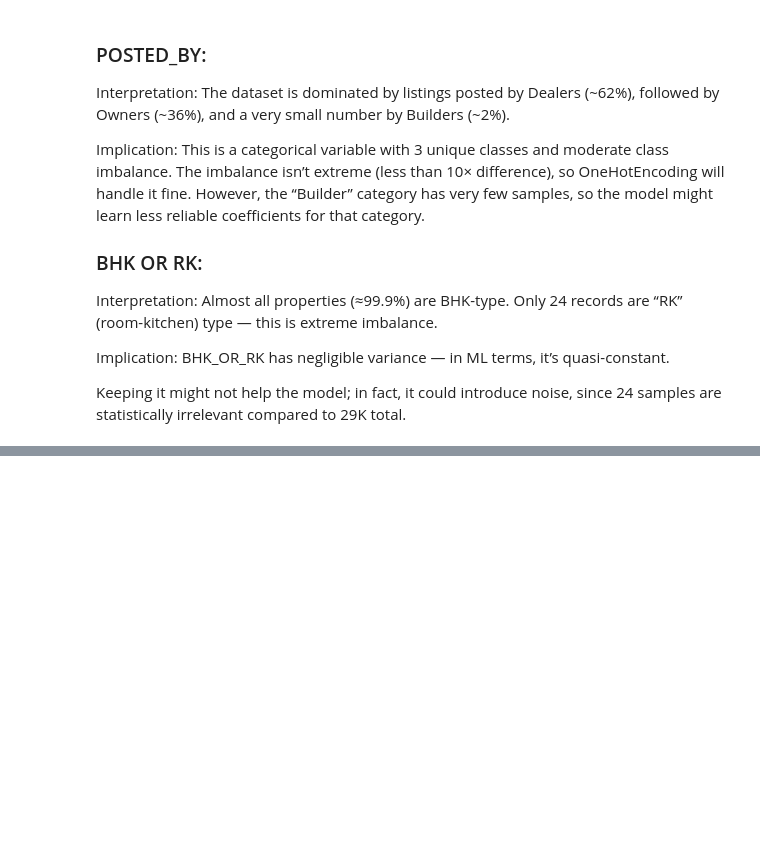
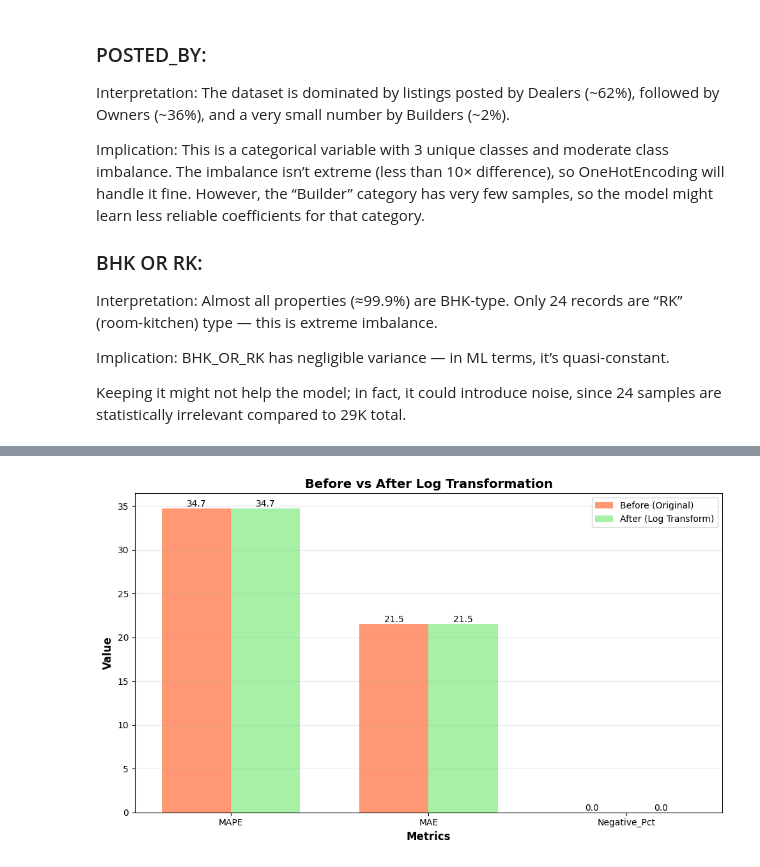
Before and after one commit to JohnEvansOkyere/real-estate-price-prediction-ridge-lasso, a Jupyter notebook: Notebook/House_Price_Prediction.ipynb, the cells around one changed output, grey strips where cells are left out. Cells and saved outputs as stored; diff of their text form; code cells hidden in the pictures; blank space fills up the shorter version.

```diff
--- a/Notebook/House_Price_Prediction.ipynb
+++ b/Notebook/House_Price_Prediction.ipynb
@@ -451,0 +953,74 @@ TypeError: got an unexpected keyword argument 'squared'
+# %%
+print("="*70)
+print("BEFORE vs AFTER: IMPACT OF LOG TRANSFORMATION")
+print("="*70)
+
+# Create comparison dataframe
+comparison_data = {
+    'Ridge (Original)': results['Ridge'],
+    'Ridge (Log Transform)': results_log['Ridge (log)'],
+}
+
+comparison_df = pd.DataFrame(comparison_data).T
+print("\n📊 Side-by-Side Comparison:")
+print(comparison_df[['RMSE', 'MAE', 'R2', 'MAPE', 'Negative_Pct']].to_string())
+
+# Calculate improvements
+ridge_orig = results['Ridge']
+ridge_log = results_log['Ridge (log)']
+
+rmse_change = ((ridge_orig['RMSE'] - ridge_log['RMSE']) / ridge_orig['RMSE']) * 100
+r2_change = ridge_log['R2'] - ridge_orig['R2']
+mape_change = ridge_orig['MAPE'] - ridge_log['MAPE']
+neg_change = ridge_orig['Negative_Pct'] - ridge_log['Negative_Pct']
+
+print("\n" + "="*70)
+print("📈 IMPROVEMENT SUMMARY")
+print("="*70)
+print(f"\n✅ MAPE:   {ridge_orig['MAPE']:.2f}% → {ridge_log['MAPE']:.2f}%")
+print(f"   Improvement: {mape_change:+.2f} percentage points ({abs(mape_change/ridge_orig['MAPE']*100):.1f}% reduction)")
+
+print(f"\n✅ MAE:    {ridge_orig['MAE']:.2f} → {ridge_log['MAE']:.2f} lakhs")
+print(f"   Improvement: {ridge_orig['MAE'] - ridge_log['MAE']:.2f} lakhs ({abs((ridge_orig['MAE'] - ridge_log['MAE'])/ridge_orig['MAE']*100):.1f}% better)")
+
+print(f"\n✅ Negative Predictions: {ridge_orig['Negative_Pct']:.2f}% → {ridge_log['Negative_Pct']:.2f}%")
+if ridge_log['Negative_Pct'] == 0:
+    print(f"   🎯 ELIMINATED ALL NEGATIVE PREDICTIONS!")
+
+print(f"\n⚠️  R²:     {ridge_orig['R2']:.4f} → {ridge_log['R2']:.4f}")
+print(f"   Change: {r2_change:+.4f} ({r2_change/ridge_orig['R2']*100:+.1f}%)")
+
+print(f"\n⚠️  RMSE:   {ridge_orig['RMSE']:.2f} → {ridge_log['RMSE']:.2f} lakhs")
+print(f"   Change: {rmse_change:+.1f}%")
+
+# Visualize comparison
+metrics_to_plot = ['MAPE', 'MAE', 'Negative_Pct']
+before_vals = [ridge_orig['MAPE'], ridge_orig['MAE'], ridge_orig['Negative_Pct']]
+after_vals = [ridge_log['MAPE'], ridge_log['MAE'], ridge_log['Negative_Pct']]
+
+fig, ax = plt.subplots(figsize=(10, 6))
+x = np.arange(len(metrics_to_plot))
+width = 0.35
+
+bars1 = ax.bar(x - width/2, before_vals, width, label='Before (Original)', color='coral', alpha=0.8)
+bars2 = ax.bar(x + width/2, after_vals, width, label='After (Log Transform)', color='lightgreen', alpha=0.8)
+
+ax.set_xlabel('Metrics', fontsize=12, fontweight='bold')
+ax.set_ylabel('Value', fontsize=12, fontweight='bold')
+ax.set_title('Before vs After Log Transformation', fontsize=14, fontweight='bold')
+ax.set_xticks(x)
+ax.set_xticklabels(metrics_to_plot)
+ax.legend()
+ax.grid(alpha=0.3, axis='y')
+
+# Add value labels on bars
+for bars in [bars1, bars2]:
+    for bar in bars:
+        height = bar.get_height()
+        ax.text(bar.get_x() + bar.get_width()/2., height,
+                f'{height:.1f}',
+                ha='center', va='bottom', fontsize=10)
+
+plt.tight_layout()
+plt.show()
+# %% [output]
@@ -451,0 +1044 @@ TypeError: got an unexpected keyword argument 'squared'
+[figure, added]
```
Also changed, not shown: parts of 59 cells of this notebook, 1 other file.
